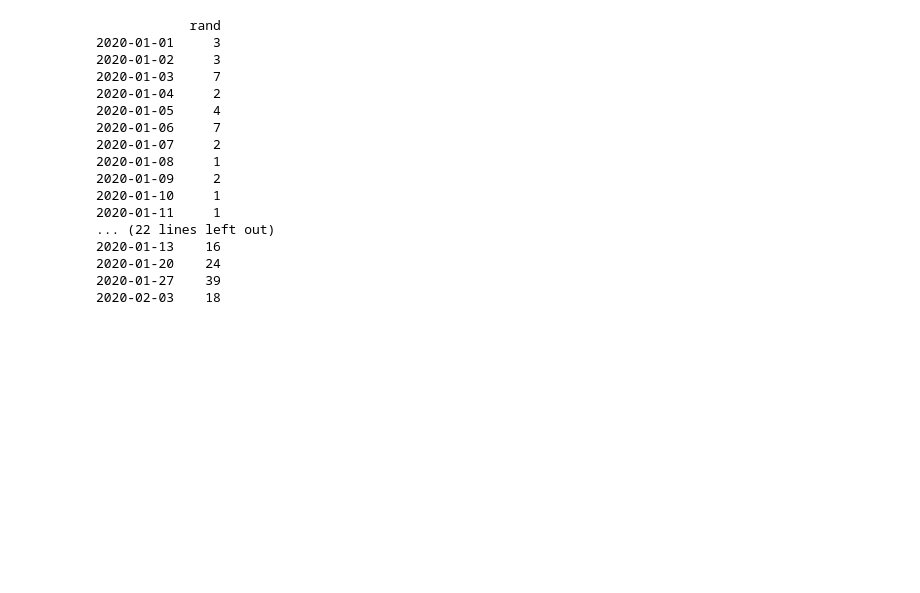
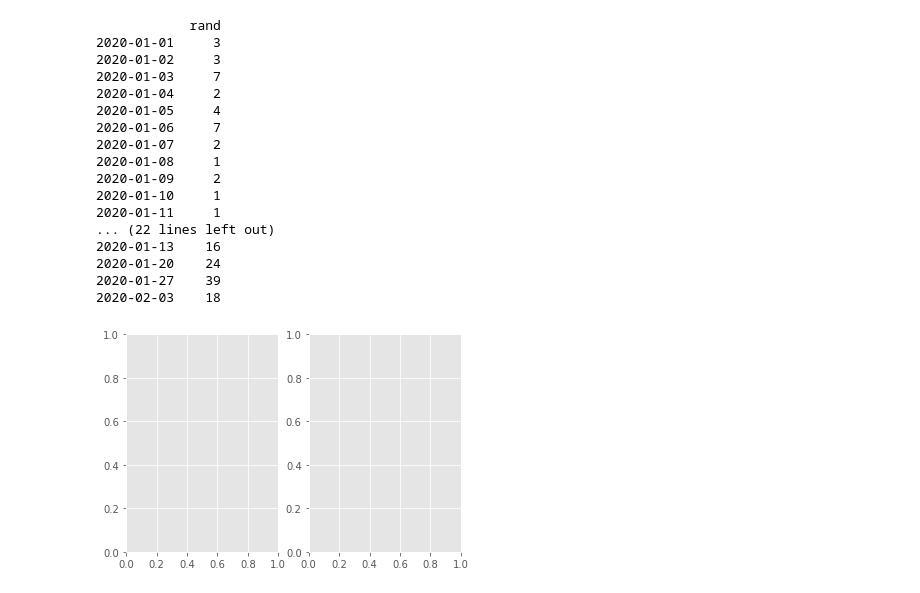
Before and after one commit to skiym-aaa/pydatavenv, a Jupyter notebook: Summary.ipynb, the cells around one changed output. Cells and saved outputs as stored; diff of their text form; code cells hidden in the pictures; blank space fills up the shorter version.

```diff
--- a/Summary.ipynb
+++ b/Summary.ipynb
@@ -692,3 +686,15 @@ print(df_year)
 2020-01-20    24
 2020-01-27    39
 2020-02-03    18
+# %%
+# Matplotlib(6, 15.0%)
+
+# 2次元のグラフの描画
+# MATLABスタイルとオブジェクト指向スタイル
+
+import matplotlib.pyplot as plt
+
+import matplotlib.style
+
+# ggplotスタイルを指定
+matplotlib.style.use('ggplot')
@@ -694,0 +703,8 @@ print(df_year)
+# %%
+# オブジェクト指向スタイルは描画オブジェクトに対してサブプロットを追加して、サブプロットに対してグラフを描画する
+# 1つのfigureオブジェクトに対して複数のサブプロットを指定できる
+
+fig, axes = plt.subplots(ncols=2) # ncols=列、nrows=行
+plt.show()
+# %% [output]
+[figure, added]
```
Also changed, not shown: parts of 27 cells of this notebook.
